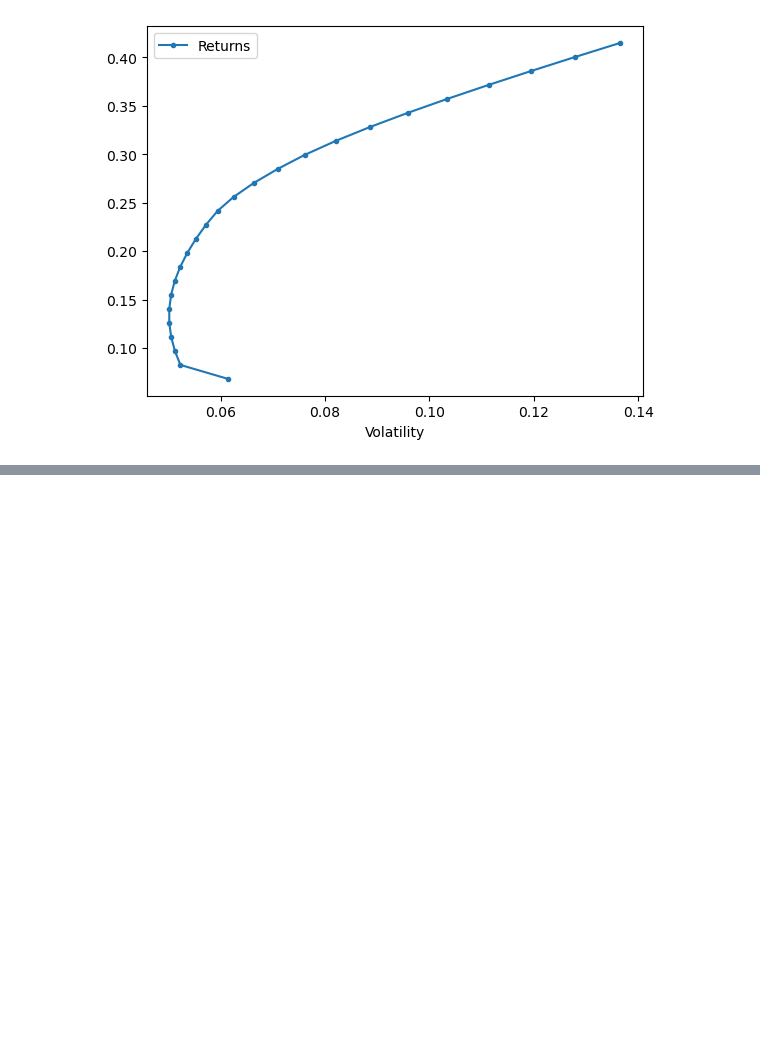
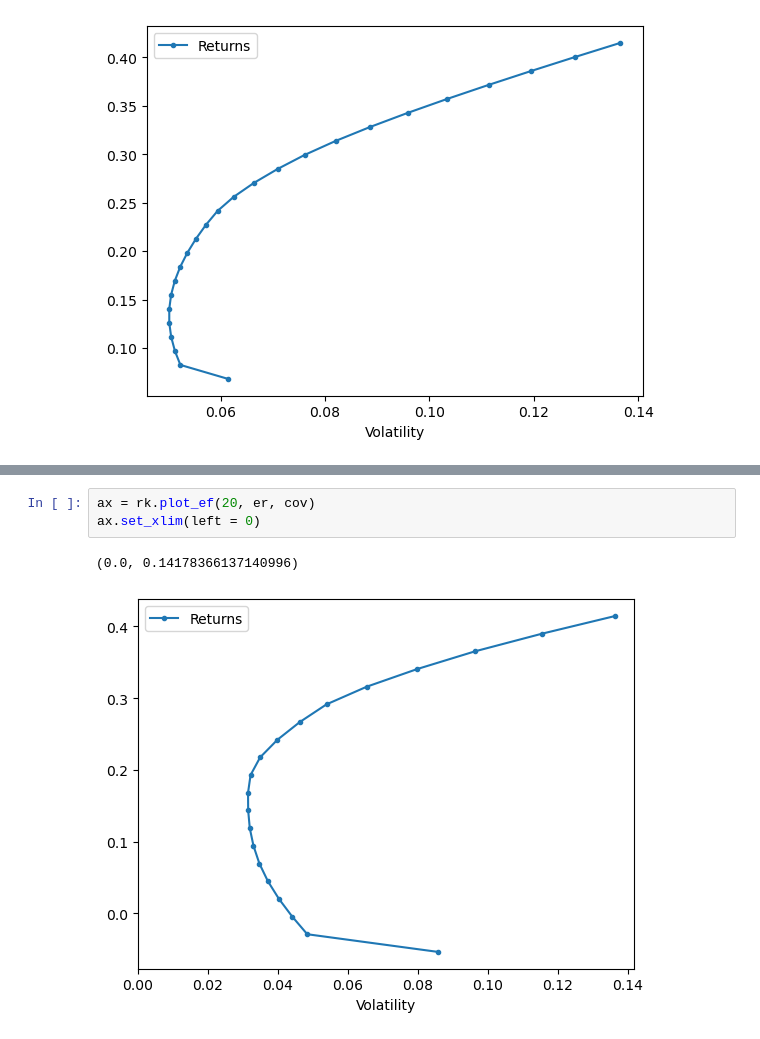
Before and after one commit to ahmet794/Investment-Banking-Asset-Management, a Jupyter notebook: Labs Week 2.ipynb, the cells around one changed output, grey strips where cells are left out. Cells and saved outputs as stored; diff of their text form; blank space fills up the shorter version.

```diff
--- a/Labs Week 2.ipynb
+++ b/Labs Week 2.ipynb
@@ -296,0 +311,6 @@ rk.plot_ef(25, er[l], cov.loc[l, l])
+# %%
+ax = rk.plot_ef(20, er, cov)
+ax.set_xlim(left = 0)
+# %% [output]
+(0.0, 0.14178366137140996)
+[figure, added]
```
Also changed, not shown: parts of 3 cells of this notebook, 1 other file.
